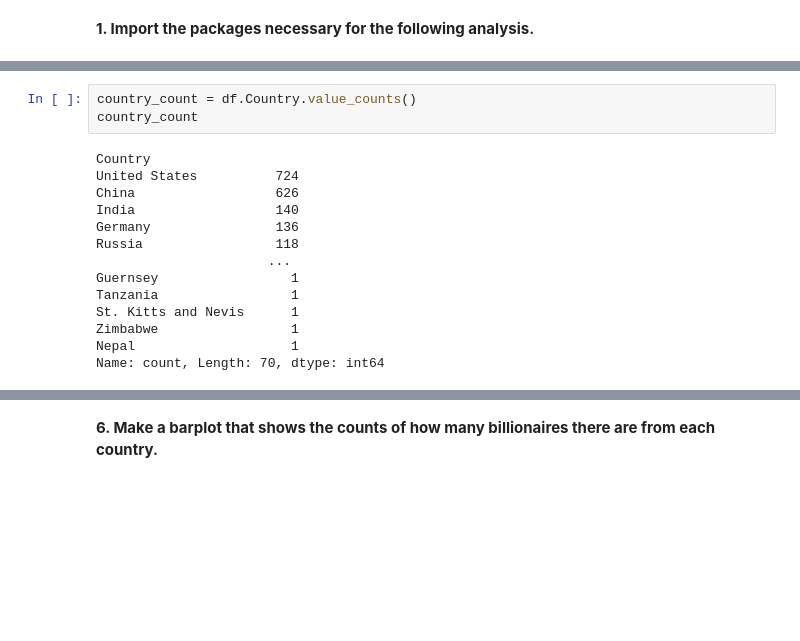
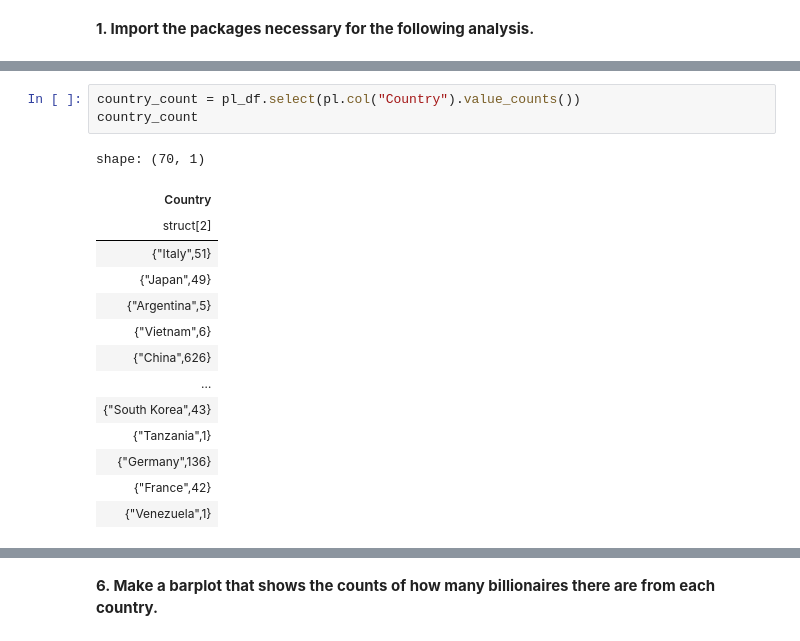
Before and after one commit to nogibjj/zihan_polar_project, a Jupyter notebook: Panda_Descriptive_Project.ipynb, the cells around one changed output, grey strips where cells are left out. Saved outputs shown, nothing was run; the diff lists cells and outputs as text; blank space fills up the shorter version.

```diff
--- a/Panda_Descriptive_Project.ipynb
+++ b/Panda_Descriptive_Project.ipynb
@@ -30,17 +48,18 @@ df.shape
 # %%
-country_count = df.Country.value_counts()
+country_count = pl_df.select(pl.col("Country").value_counts())
 country_count
 # %% [output]
-Country
-United States          724
-China                  626
-India                  140
-Germany                136
-Russia                 118
-                      ...
-Guernsey                 1
-Tanzania                 1
-St. Kitts and Nevis      1
-Zimbabwe                 1
-Nepal                    1
-Name: count, Length: 70, dtype: int64
+shape: (70, 1)
+| Country |
+| struct[2] |
+| {"Italy",51} |
+| {"Japan",49} |
+| {"Argentina",5} |
+| {"Vietnam",6} |
+| {"China",626} |
+| … |
+| {"South Korea",43} |
+| {"Tanzania",1} |
+| {"Germany",136} |
+| {"France",42} |
+| {"Venezuela",1} |
```
Also changed, not shown: parts of 14 cells of this notebook, 1 other file.
